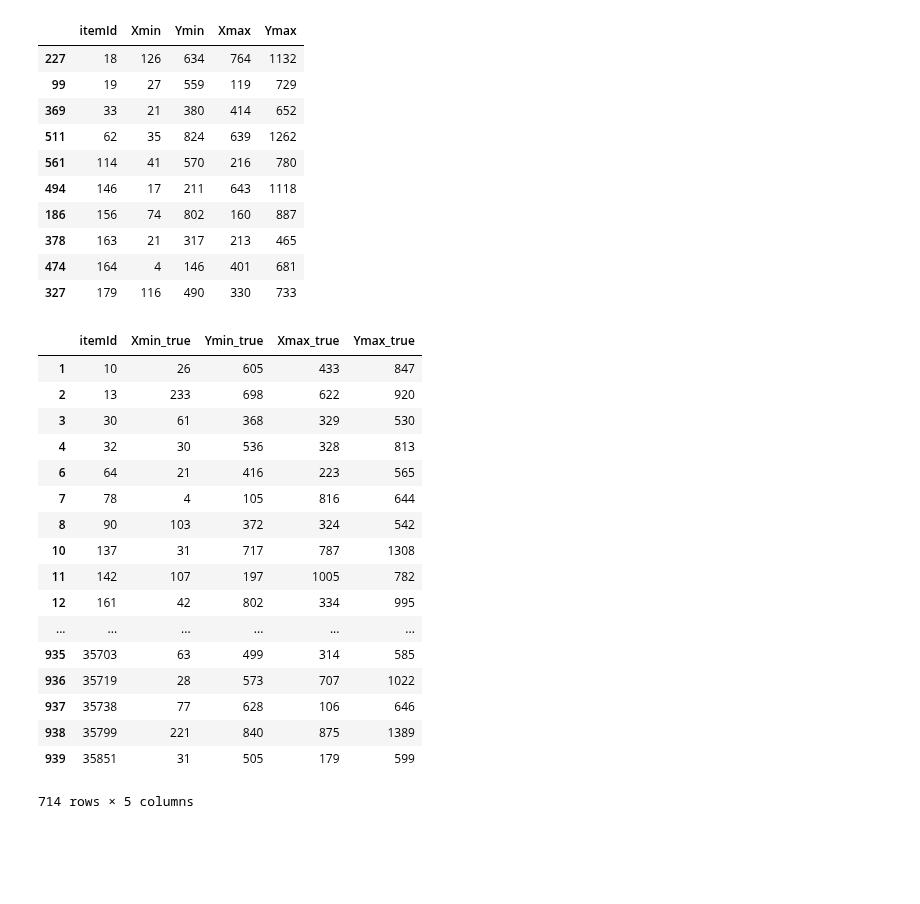
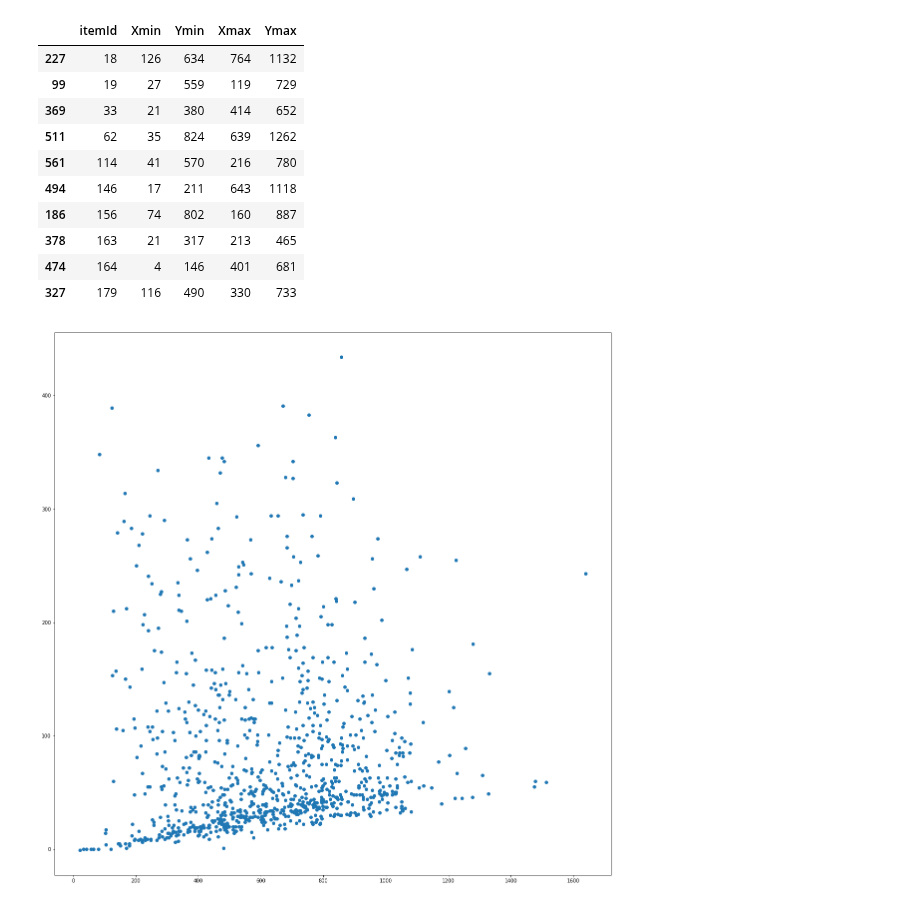
Before and after one commit to tyamgin/mlbootcamp, a Jupyter notebook: championship21/Untitled.ipynb, the cells around one changed output. Cells and saved outputs as stored; diff of their text form; code cells hidden in the pictures; blank space fills up the shorter version.

```diff
--- a/championship21/Untitled.ipynb
+++ b/championship21/Untitled.ipynb
@@ -38,3 +8,7 @@ train_answers.shape
 len(train.userId.unique()), len(test.userId.unique()), len(np.intersect1d(train.userId.unique(), test.userId.unique()))
 # %% [output]
 (1357, 1192, 1001)
+# %%
+tr = train.join(train_answers.set_index('itemId'), how='left', on='itemId')
+tr['isMinmax'] = (tr.Xmin_true <= tr.Xmin) & (tr.Xmax <= tr.Xmax_true) & (tr.Ymin_true <= tr.Ymin) & (tr.Ymax <= tr.Ymax_true)
+tr.groupby('itemId').agg({'isMinmax': 'all'}).mean()
@@ -40,0 +18,4 @@ len(train.userId.unique()), len(test.userId.unique()), len(np.intersect1d(train.
+# %%
+tr = train.join(train_answers.set_index('itemId'), how='left', on='itemId')
+tr['isMinmax'] = (tr.Xmax_true >= tr.Xmax)
+tr.groupby('itemId').agg({'isMinmax': 'all'}).mean()
@@ -186,0 +165,29 @@ KFold(n_splits=5, random_state=2708, shuffle=True)
+# %%
+model1 = MinMaxModel()
+model2 = MinMaxModel2()
+model1.fit(train, train_answers)
+model2.fit(train, train_answers)
+for row in [train[train.itemId == itemId] for itemId in train.itemId.unique()]:
+    pred1 = model1.predict(row)
+    pred2 = model2.predict(row)
+    actual = train_answers[train_answers.itemId == pred1.itemId.values[0]]
+    score1 = intersection_over_union([pred1.Xmin.values[0],
+                                      pred1.Ymin.values[0],
+                                      pred1.Xmax.values[0],
+                                      pred1.Ymax.values[0],
+                                      actual.Xmin_true.values[0],
+                                      actual.Ymin_true.values[0],
+                                      actual.Xmax_true.values[0],
+                                      actual.Ymax_true.values[0]
+                                      ])
+    score2 = intersection_over_union([pred2.Xmin.values[0],
+                                      pred2.Ymin.values[0],
+                                      pred2.Xmax.values[0],
+                                      pred2.Ymax.values[0],
+                                      actual.Xmin_true.values[0],
+                                      actual.Ymin_true.values[0],
+                                      actual.Xmax_true.values[0],
+                                      actual.Ymax_true.values[0]
+                                      ])
+    if score1 > score2:
+        print(row.itemId.values[0])
@@ -187,5 +451,5 @@ KFold(n_splits=5, random_state=2708, shuffle=True)
 # %%
-model = MinMaxModelEx()
+model = MinMaxModel2()
 model.fit(train, train_answers)
 res_test = model.predict(test).sort_values(by='itemId')
 res_test.head(10)
@@ -205,24 +469,9 @@ res_test.head(10)
 with open(output_path + '/res.txt', 'w') as out:
     lines = res_test.apply(lambda x: '%d,%f,%f,%f,%f' % (x.itemId, x.Xmin, x.Ymin, x.Xmax, x.Ymax), axis=1).values
     out.write('\n'.join(lines) + '\n')
-# %%
-train_answers[(train_answers.Xmax_true - train_answers.Xmin_true > train_answers.Ymax_true - train_answers.Ymin_true).values]
-# %% [output]
-|  | itemId | Xmin_true | Ymin_true | Xmax_true | Ymax_true |
-| 1 | 10 | 26 | 605 | 433 | 847 |
-| 2 | 13 | 233 | 698 | 622 | 920 |
-| 3 | 30 | 61 | 368 | 329 | 530 |
-| 4 | 32 | 30 | 536 | 328 | 813 |
-| 6 | 64 | 21 | 416 | 223 | 565 |
-| 7 | 78 | 4 | 105 | 816 | 644 |
-| 8 | 90 | 103 | 372 | 324 | 542 |
-| 10 | 137 | 31 | 717 | 787 | 1308 |
-| 11 | 142 | 107 | 197 | 1005 | 782 |
-| 12 | 161 | 42 | 802 | 334 | 995 |
-| ... | ... | ... | ... | ... | ... |
-| 935 | 35703 | 63 | 499 | 314 | 585 |
-| 936 | 35719 | 28 | 573 | 707 | 1022 |
-| 937 | 35738 | 77 | 628 | 106 | 646 |
-| 938 | 35799 | 221 | 840 | 875 | 1389 |
-| 939 | 35851 | 31 | 505 | 179 | 599 |
-714 rows × 5 columns
+# %%
+fig, axs = plt.subplots(1, 1, figsize=(20, 20))
+axs.scatter(train_answers.Ymin_true, train_answers.Xmin_true)
+plt.show()
+# %% [output]
+[figure, added]
```
Also changed, not shown: parts of 43 cells of this notebook, 3 other files.
